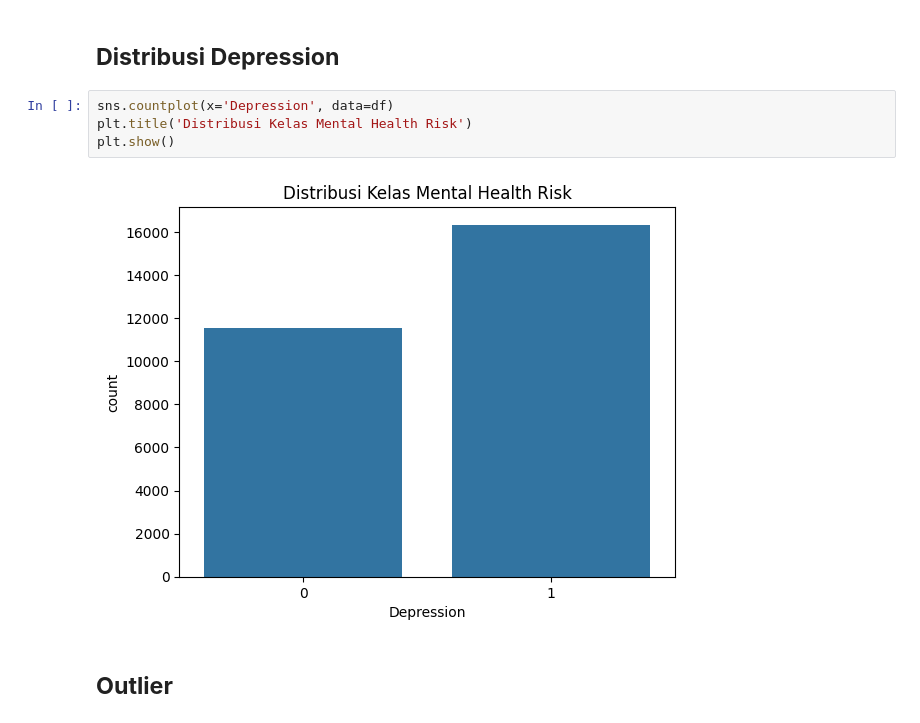
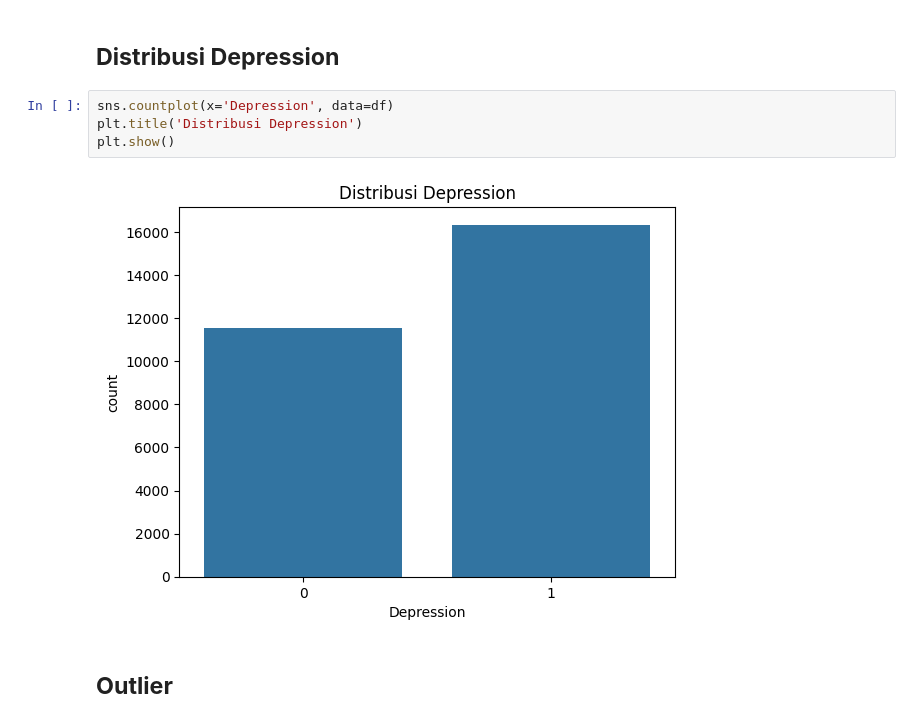
Before and after one commit to liqolina/Eksperimen_SML_LutfiAundrieHermawan, a Jupyter notebook: preprocessing/Eksperimen_LutfiAundrieHermawan.ipynb, the cells around one changed output. Saved outputs shown, nothing was run; the diff lists cells and outputs as text.

```diff
--- a/preprocessing/Eksperimen_LutfiAundrieHermawan.ipynb
+++ b/preprocessing/Eksperimen_LutfiAundrieHermawan.ipynb
@@ -190,10 +190,10 @@ plt.show()
 ## **Distribusi	Depression**
 # %%
 sns.countplot(x='Depression', data=df)
-plt.title('Distribusi Kelas Mental Health Risk')
+plt.title('Distribusi Depression')
 plt.show()
 # %% [output]
-[figure, old version]
+[figure, new version]
 # %% [markdown]
 ## **Outlier**
 # %%
```
